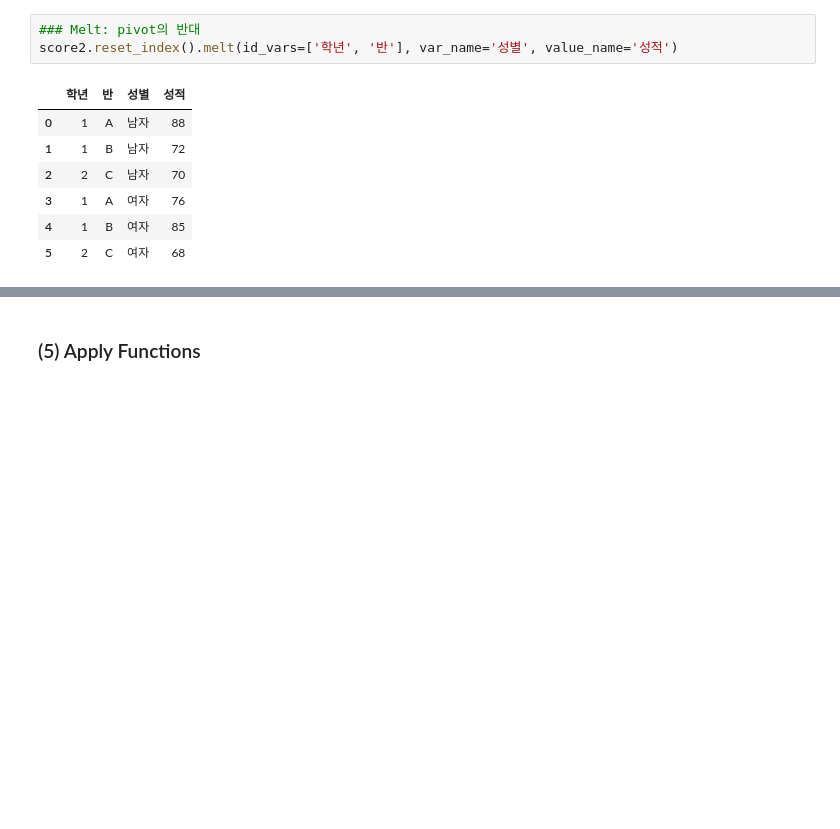
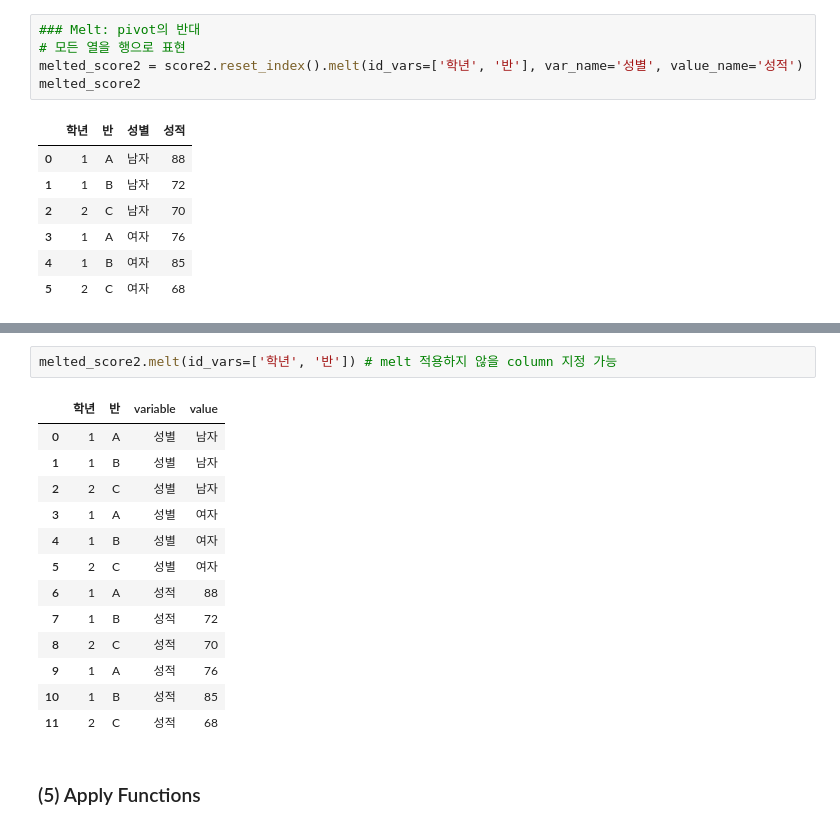
Before and after one commit to hjben/adp, a Jupyter notebook: 01_codebook_DATAFRAME.ipynb, the cells around one changed output, grey strips where cells are left out. Cells and saved outputs as stored; diff of their text form; blank space fills up the shorter version.

```diff
--- a/01_codebook_DATAFRAME.ipynb
+++ b/01_codebook_DATAFRAME.ipynb
@@ -1231,7 +1269,9 @@ score2
 | 2 | C | 70 | 68 |
 # %%
 ### Melt: pivot의 반대
-score2.reset_index().melt(id_vars=['학년', '반'], var_name='성별', value_name='성적')
+# 모든 열을 행으로 표현
+melted_score2 = score2.reset_index().melt(id_vars=['학년', '반'], var_name='성별', value_name='성적')
+melted_score2
 # %% [output]
 |  | 학년 | 반 | 성별 | 성적 |
 | 0 | 1 | A | 남자 | 88 |
@@ -1243,3 +1303,19 @@ score2.reset_index().melt(id_vars=['학년', '반'], var_name='성별', value_na
+# %%
+melted_score2.melt(id_vars=['학년', '반']) # melt 적용하지 않을 column 지정 가능
+# %% [output]
+|  | 학년 | 반 | variable | value |
+| 0 | 1 | A | 성별 | 남자 |
+| 1 | 1 | B | 성별 | 남자 |
+| 2 | 2 | C | 성별 | 남자 |
+| 3 | 1 | A | 성별 | 여자 |
+| 4 | 1 | B | 성별 | 여자 |
+| 5 | 2 | C | 성별 | 여자 |
+| 6 | 1 | A | 성적 | 88 |
+| 7 | 1 | B | 성적 | 72 |
+| 8 | 2 | C | 성적 | 70 |
+| 9 | 1 | A | 성적 | 76 |
+| 10 | 1 | B | 성적 | 85 |
+| 11 | 2 | C | 성적 | 68 |
 # %% [markdown]
 ### (5) Apply Functions
 # %% [markdown]
```
Also changed, not shown: parts of 38 cells of this notebook.
